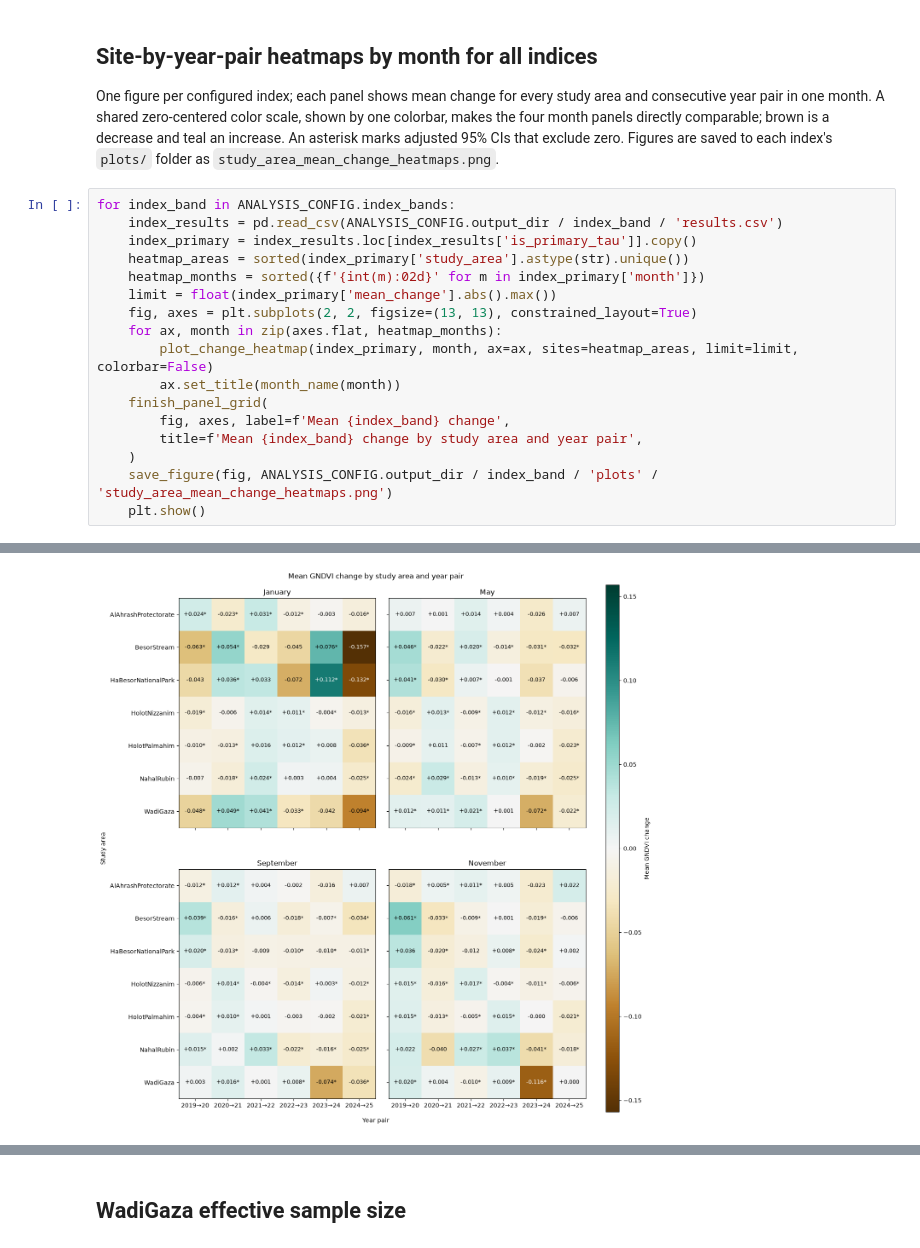
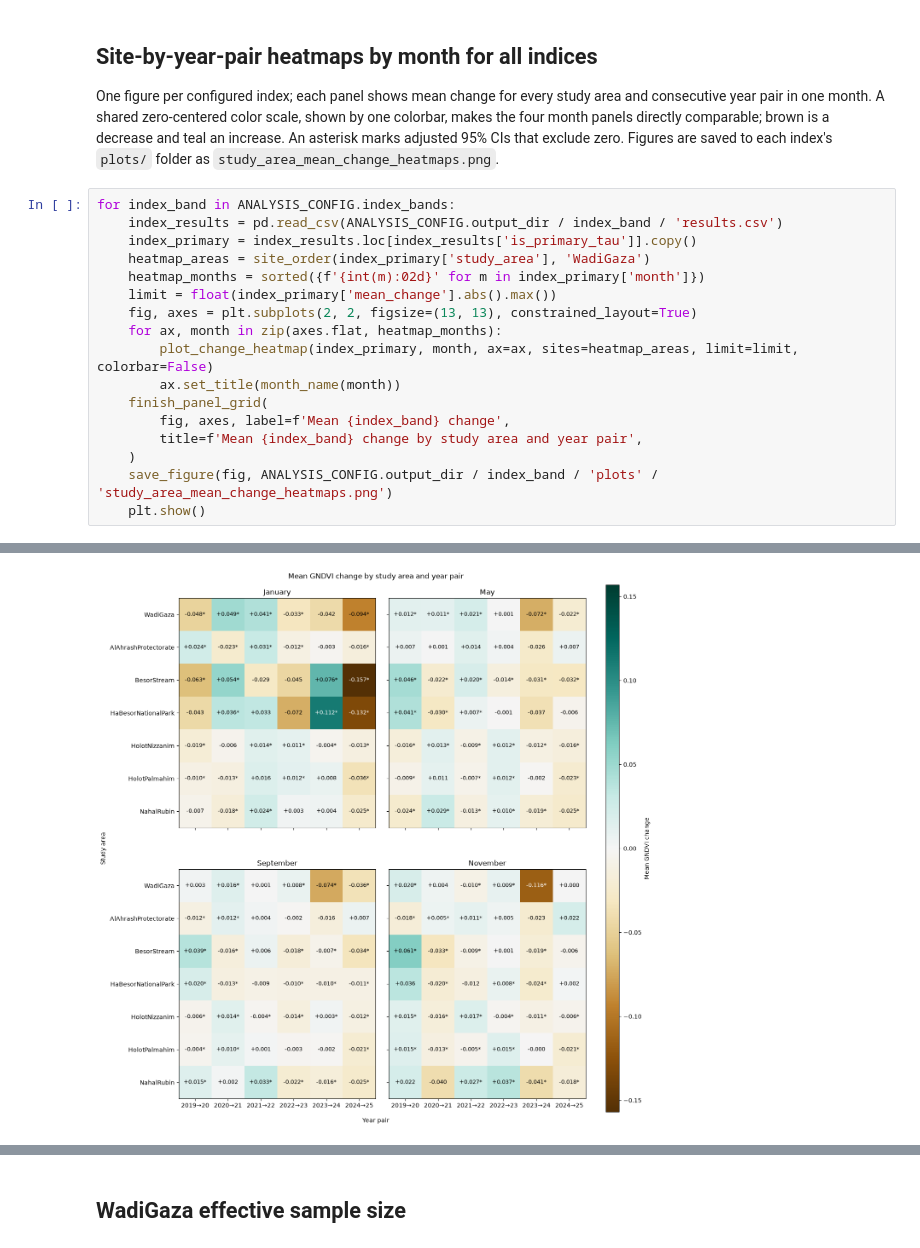
Before and after one commit to tariqshihadah/wadi-gaza-research, a Jupyter notebook: notebooks/12_visualize_change_results.ipynb, the cells around one changed output, grey strips where cells are left out. Cells and saved outputs as stored; diff of their text form.

```diff
--- a/notebooks/12_visualize_change_results.ipynb
+++ b/notebooks/12_visualize_change_results.ipynb
@@ -110,7 +110,7 @@ zero. Figures are saved to each index's `plots/` folder as
 for index_band in ANALYSIS_CONFIG.index_bands:
     index_results = pd.read_csv(ANALYSIS_CONFIG.output_dir / index_band / 'results.csv')
     index_primary = index_results.loc[index_results['is_primary_tau']].copy()
-    heatmap_areas = sorted(index_primary['study_area'].astype(str).unique())
+    heatmap_areas = site_order(index_primary['study_area'], 'WadiGaza')
     heatmap_months = sorted({f'{int(m):02d}' for m in index_primary['month']})
     limit = float(index_primary['mean_change'].abs().max())
     fig, axes = plt.subplots(2, 2, figsize=(13, 13), constrained_layout=True)
@@ -128 +128 @@ for index_band in ANALYSIS_CONFIG.index_bands:
-[figure, old version]
+[figure, new version]
```
Also changed, not shown: parts of 2 cells of this notebook, 55 other files.
